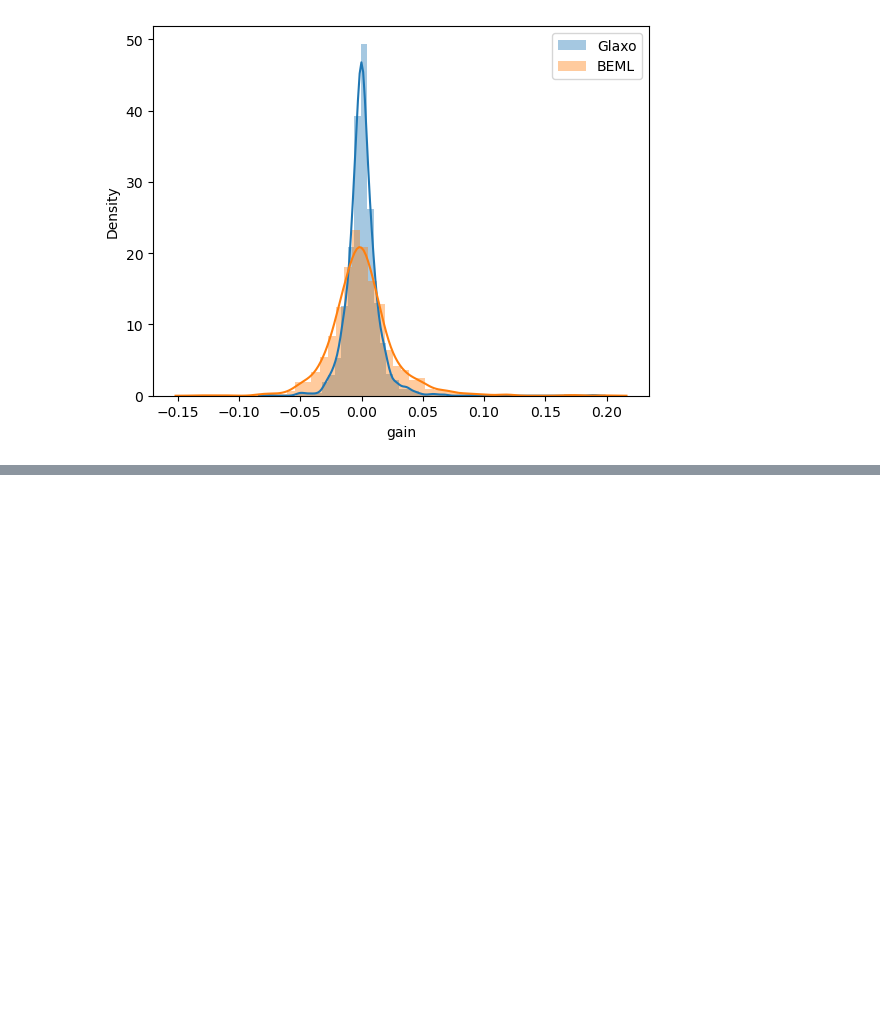
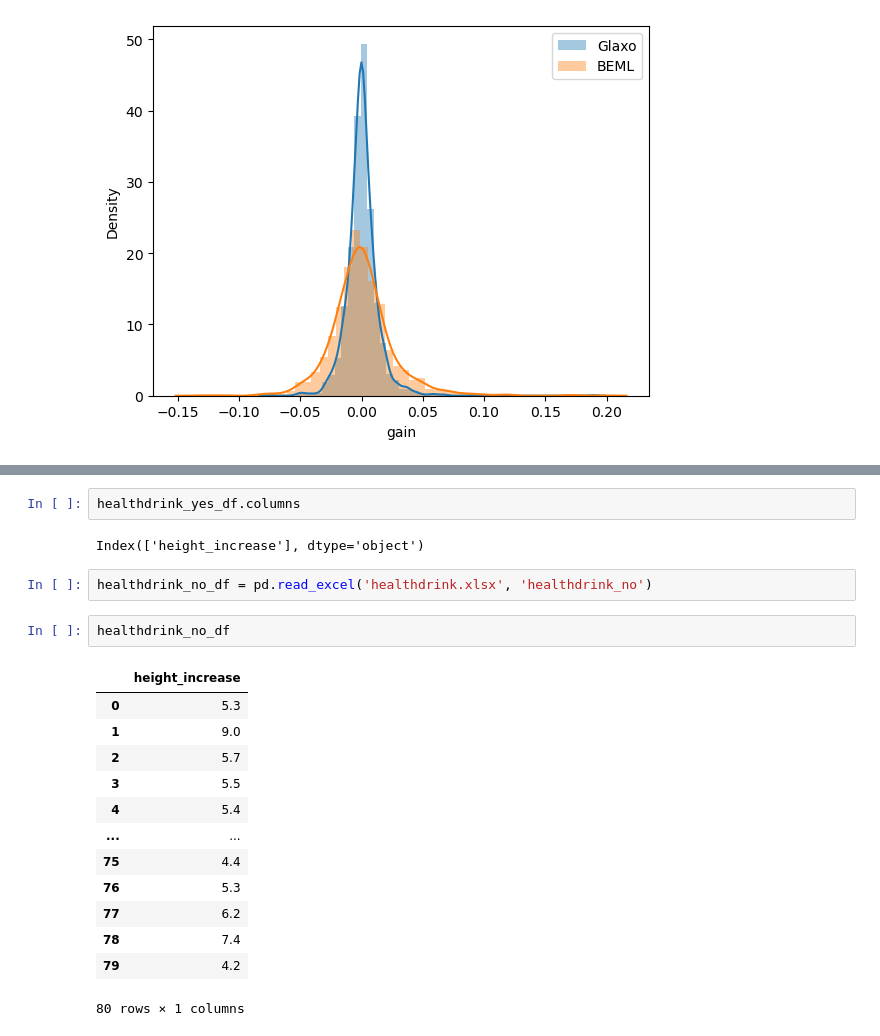
Before and after one commit to aryansanchiya/ML2, a Jupyter notebook: Cha - 02 - Probability Dist. & Hypothesis Tests.ipynb, the cells around one changed output, grey strips where cells are left out. Drawn from its saved outputs; the diff is of its cells as text; blank space fills up the shorter version.

```diff
--- a/Cha - 02 - Probability Dist. & Hypothesis Tests.ipynb
+++ b/Cha - 02 - Probability Dist. & Hypothesis Tests.ipynb
@@ -490,0 +605,22 @@ Proba. of making 2% PROFIT or more OF BEML:  0.22769829484075355
+# %%
+healthdrink_yes_df.columns
+# %% [output]
+Index(['height_increase'], dtype='object')
+# %%
+healthdrink_no_df = pd.read_excel('healthdrink.xlsx', 'healthdrink_no')
+# %%
+healthdrink_no_df
+# %% [output]
+|  | height_increase |
+| 0 | 5.3 |
+| 1 | 9.0 |
+| 2 | 5.7 |
+| 3 | 5.5 |
+| 4 | 5.4 |
+| ... | ... |
+| 75 | 4.4 |
+| 76 | 5.3 |
+| 77 | 6.2 |
+| 78 | 7.4 |
+| 79 | 4.2 |
+80 rows × 1 columns
```
Also changed, not shown: parts of 46 cells of this notebook, 3 other files.
